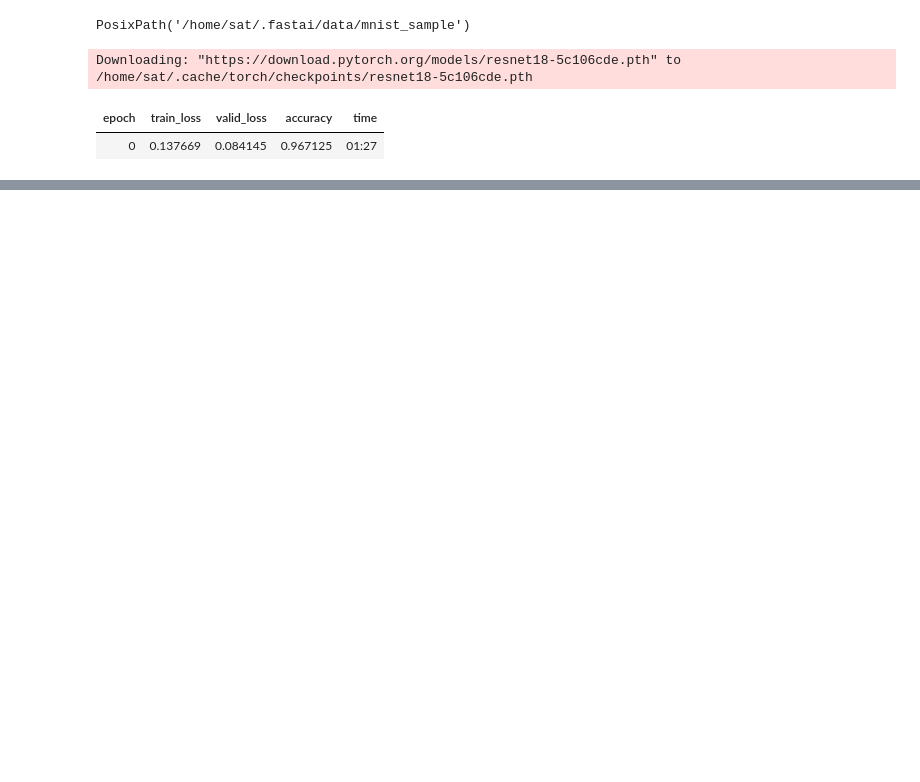
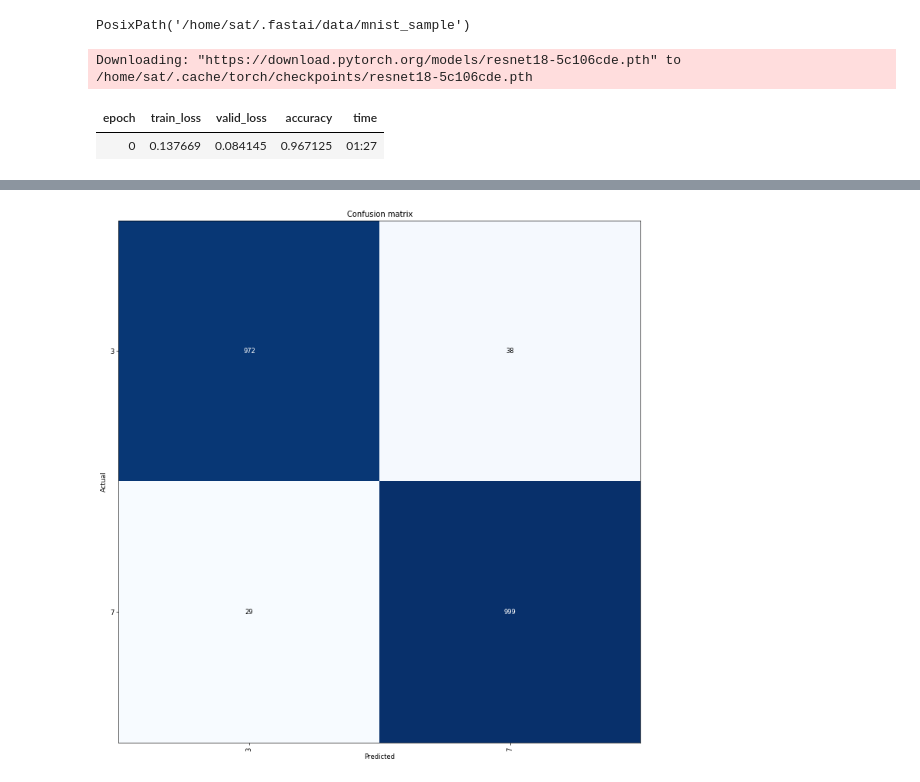
Before and after one commit to Xjannie/testrep, a Jupyter notebook: Untitled.ipynb, the cells around one changed output, grey strips where cells are left out. Saved outputs shown, nothing was run; the diff lists cells and outputs as text; code cells hidden in the pictures; blank space fills up the shorter version.

```diff
--- a/Untitled.ipynb
+++ b/Untitled.ipynb
@@ -23,0 +32,5 @@ TypeError: 'ImageDataBunch' object is not subscriptable
+# %%
+
+interp.plot_confusion_matrix(figsize=(12,12), dpi=60)
+# %% [output]
+[figure, added]
```
Also changed, not shown: parts of 6 cells of this notebook.
